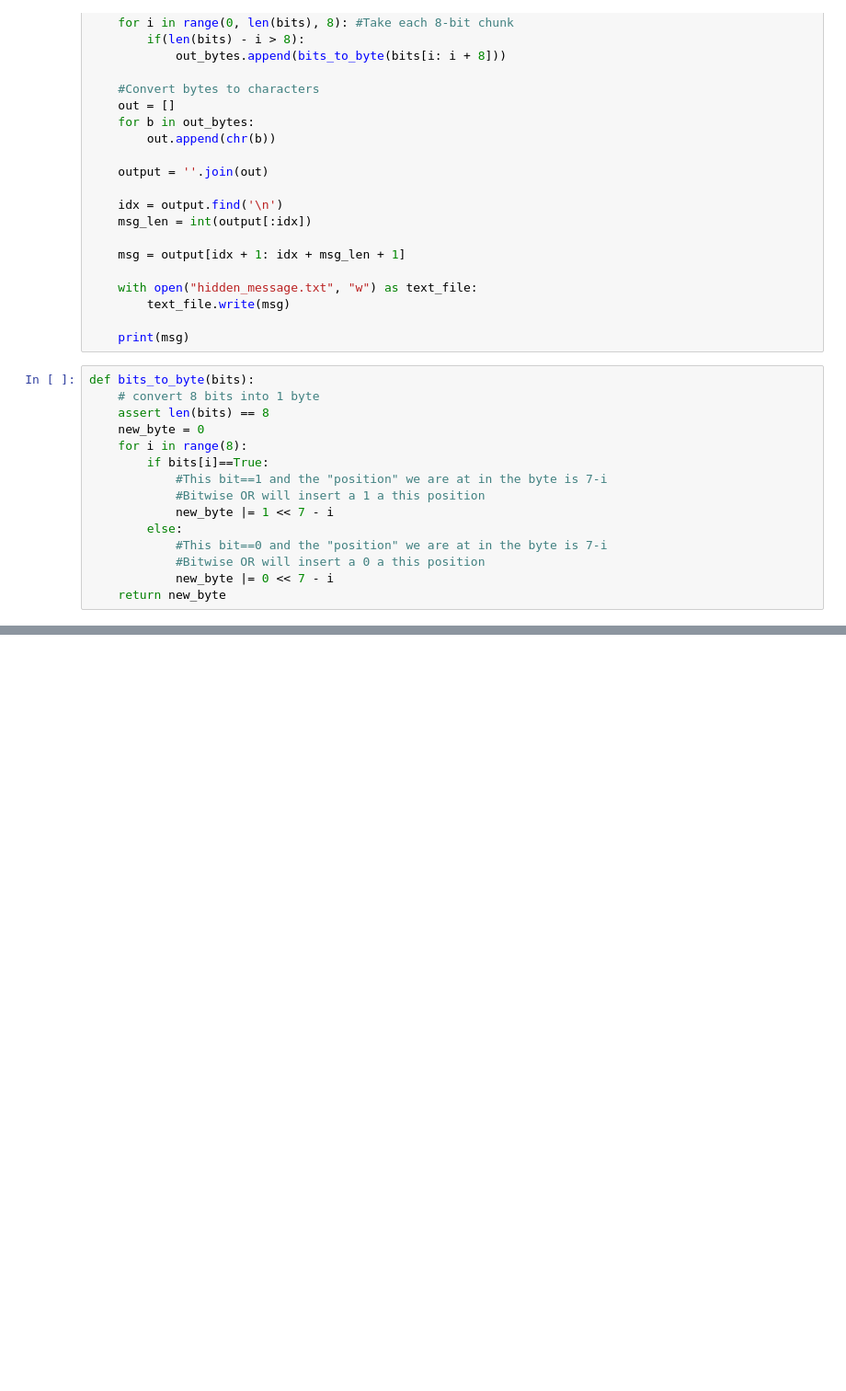
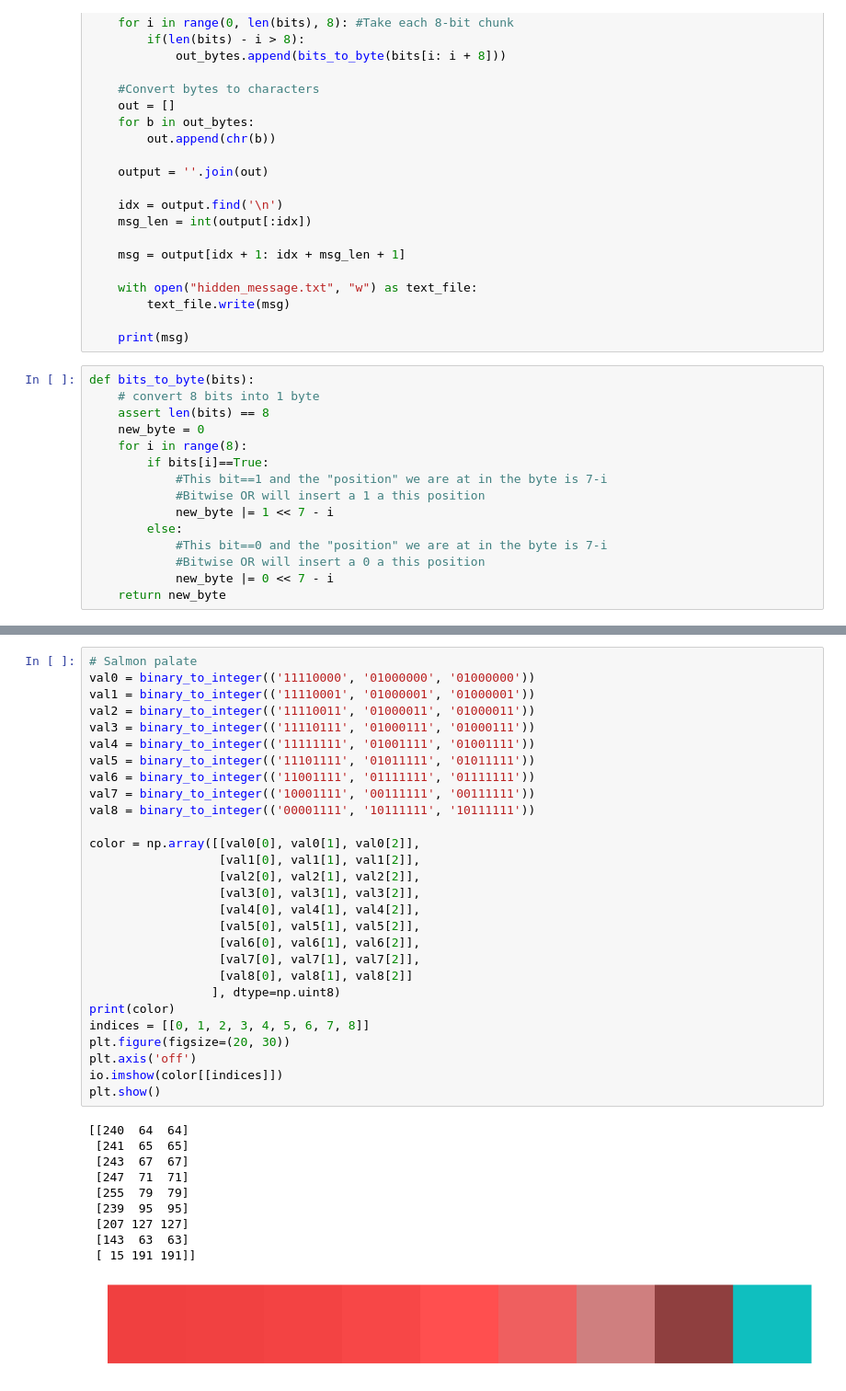
Before and after one commit to raffg/steganography, a Jupyter notebook: steganography.ipynb, the cells around one changed output, grey strips where cells are left out. Shown at 92% size. Cells and saved outputs as stored; diff of their text form; blank space fills up the shorter version.

```diff
--- a/steganography.ipynb
+++ b/steganography.ipynb
@@ -707,0 +800,39 @@ decrypt('forest_hidden.bmp')
+# %%
+# Salmon palate
+val0 = binary_to_integer(('11110000', '01000000', '01000000'))
+val1 = binary_to_integer(('11110001', '01000001', '01000001'))
+val2 = binary_to_integer(('11110011', '01000011', '01000011'))
+val3 = binary_to_integer(('11110111', '01000111', '01000111'))
+val4 = binary_to_integer(('11111111', '01001111', '01001111'))
+val5 = binary_to_integer(('11101111', '01011111', '01011111'))
+val6 = binary_to_integer(('11001111', '01111111', '01111111'))
+val7 = binary_to_integer(('10001111', '00111111', '00111111'))
+val8 = binary_to_integer(('00001111', '10111111', '10111111'))
+
+color = np.array([[val0[0], val0[1], val0[2]],
+                  [val1[0], val1[1], val1[2]],
+                  [val2[0], val2[1], val2[2]],
+                  [val3[0], val3[1], val3[2]],
+                  [val4[0], val4[1], val4[2]],
+                  [val5[0], val5[1], val5[2]],
+                  [val6[0], val6[1], val6[2]],
+                  [val7[0], val7[1], val7[2]],
+                  [val8[0], val8[1], val8[2]]
+                 ], dtype=np.uint8)
+print(color)
+indices = [[0, 1, 2, 3, 4, 5, 6, 7, 8]]
+plt.figure(figsize=(20, 30))
+plt.axis('off')
+io.imshow(color[[indices]])
+plt.show()
+# %% [output]
+[[240  64  64]
+ [241  65  65]
+ [243  67  67]
+ [247  71  71]
+ [255  79  79]
+ [239  95  95]
+ [207 127 127]
+ [143  63  63]
+ [ 15 191 191]]
+[figure, added]
```
Also changed, not shown: parts of 45 cells of this notebook.
